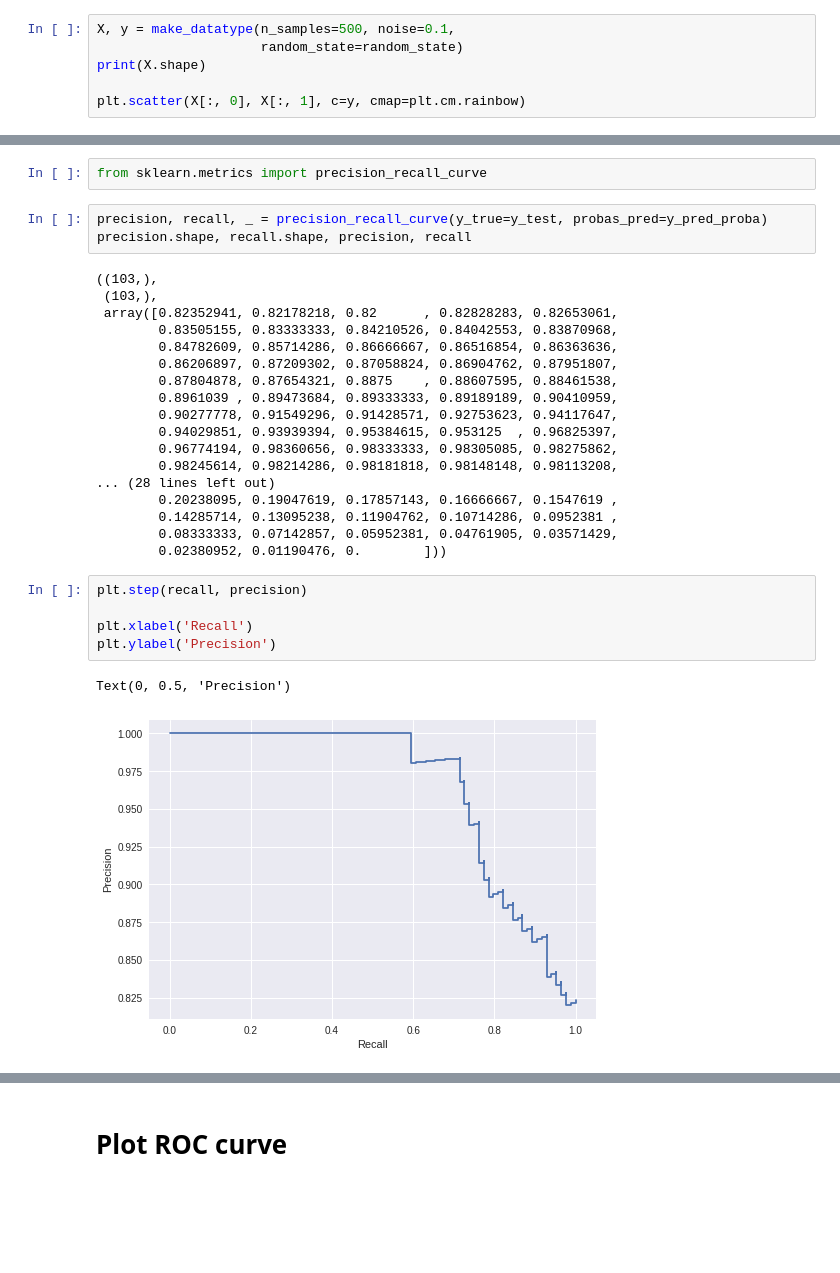
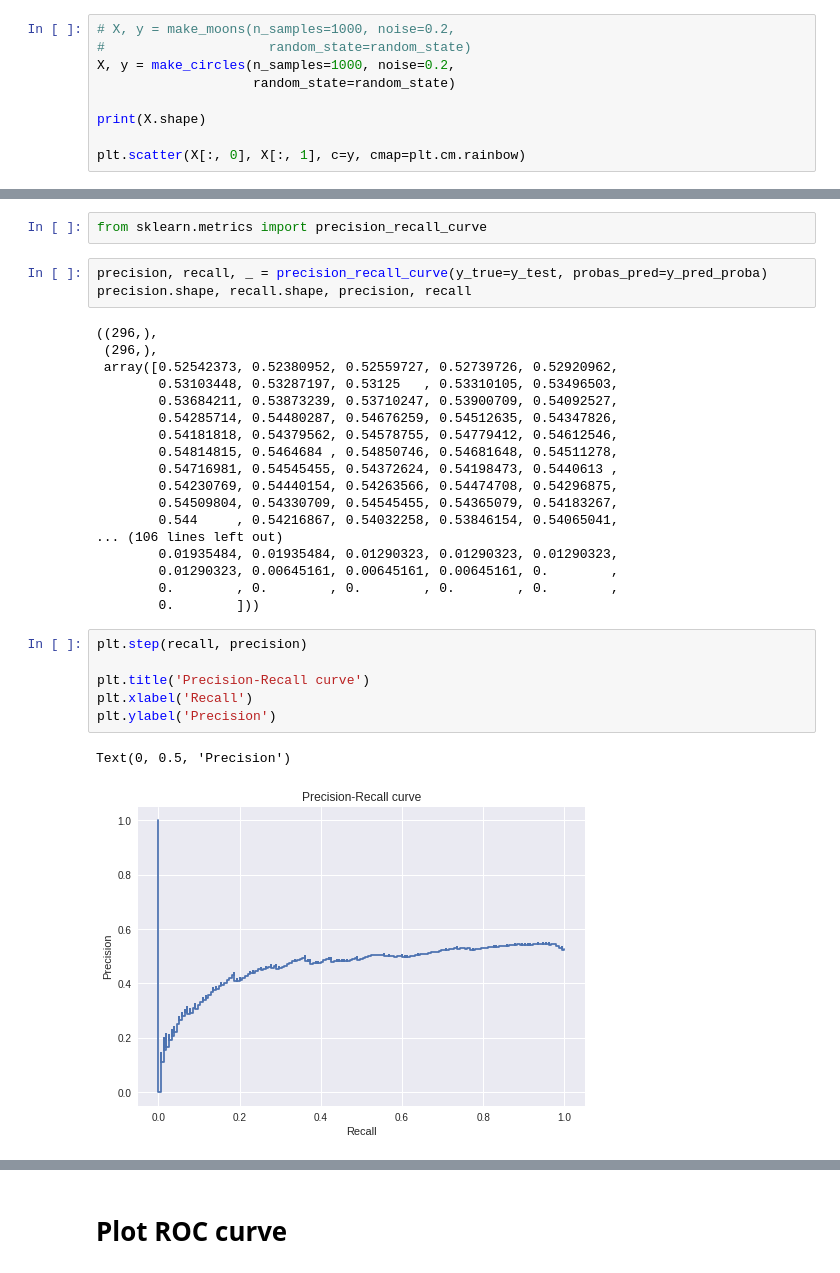
Before and after one commit to aakashv000/Machine-Learning-Lab-CS3103, a Jupyter notebook: Lab_Feb_14_PR_ROC_curve_and_KMeans_PCA.ipynb, the cells around one changed output, grey strips where cells are left out. Cells and saved outputs as stored; diff of their text form; blank space fills up the shorter version.

Commit message:
added make_circles; commented make_moons

```diff
--- a/Lab_Feb_14_PR_ROC_curve_and_KMeans_PCA.ipynb
+++ b/Lab_Feb_14_PR_ROC_curve_and_KMeans_PCA.ipynb
@@ -12,8 +12,11 @@ import numpy as np
 # random_state = np.random.RandomState(0)
 random_state = 0
 # %%
-X, y = make_datatype(n_samples=500, noise=0.1,
-                     random_state=random_state)
+# X, y = make_moons(n_samples=1000, noise=0.2,
+#                     random_state=random_state)
+X, y = make_circles(n_samples=1000, noise=0.2,
+                    random_state=random_state)
+
 print(X.shape)
 
 plt.scatter(X[:, 0], X[:, 1], c=y, cmap=plt.cm.rainbow)
@@ -110,31 +119,32 @@ from sklearn.metrics import precision_recall_curve
 precision, recall, _ = precision_recall_curve(y_true=y_test, probas_pred=y_pred_proba)
 precision.shape, recall.shape, precision, recall
 # %% [output]
-((103,),
- (103,),
- array([0.82352941, 0.82178218, 0.82      , 0.82828283, 0.82653061,
-        0.83505155, 0.83333333, 0.84210526, 0.84042553, 0.83870968,
-        0.84782609, 0.85714286, 0.86666667, 0.86516854, 0.86363636,
-        0.86206897, 0.87209302, 0.87058824, 0.86904762, 0.87951807,
-        0.87804878, 0.87654321, 0.8875    , 0.88607595, 0.88461538,
-        0.8961039 , 0.89473684, 0.89333333, 0.89189189, 0.90410959,
-        0.90277778, 0.91549296, 0.91428571, 0.92753623, 0.94117647,
-        0.94029851, 0.93939394, 0.95384615, 0.953125  , 0.96825397,
-        0.96774194, 0.98360656, 0.98333333, 0.98305085, 0.98275862,
-        0.98245614, 0.98214286, 0.98181818, 0.98148148, 0.98113208,
-... (28 lines left out)
-        0.20238095, 0.19047619, 0.17857143, 0.16666667, 0.1547619 ,
-        0.14285714, 0.13095238, 0.11904762, 0.10714286, 0.0952381 ,
-        0.08333333, 0.07142857, 0.05952381, 0.04761905, 0.03571429,
-        0.02380952, 0.01190476, 0.        ]))
+((296,),
+ (296,),
+ array([0.52542373, 0.52380952, 0.52559727, 0.52739726, 0.52920962,
+        0.53103448, 0.53287197, 0.53125   , 0.53310105, 0.53496503,
+        0.53684211, 0.53873239, 0.53710247, 0.53900709, 0.54092527,
+        0.54285714, 0.54480287, 0.54676259, 0.54512635, 0.54347826,
+        0.54181818, 0.54379562, 0.54578755, 0.54779412, 0.54612546,
+        0.54814815, 0.5464684 , 0.54850746, 0.54681648, 0.54511278,
+        0.54716981, 0.54545455, 0.54372624, 0.54198473, 0.5440613 ,
+        0.54230769, 0.54440154, 0.54263566, 0.54474708, 0.54296875,
+        0.54509804, 0.54330709, 0.54545455, 0.54365079, 0.54183267,
+        0.544     , 0.54216867, 0.54032258, 0.53846154, 0.54065041,
+... (106 lines left out)
+        0.01935484, 0.01935484, 0.01290323, 0.01290323, 0.01290323,
+        0.01290323, 0.00645161, 0.00645161, 0.00645161, 0.        ,
+        0.        , 0.        , 0.        , 0.        , 0.        ,
+        0.        ]))
 # %%
 plt.step(recall, precision)
 
+plt.title('Precision-Recall curve')
 plt.xlabel('Recall')
 plt.ylabel('Precision')
 # %% [output]
 Text(0, 0.5, 'Precision')
-[figure, old version]
+[figure, new version]
 # %%
 plt.scatter(recall, precision)
 # %% [output]
```
Also changed, not shown: parts of 18 cells of this notebook.
